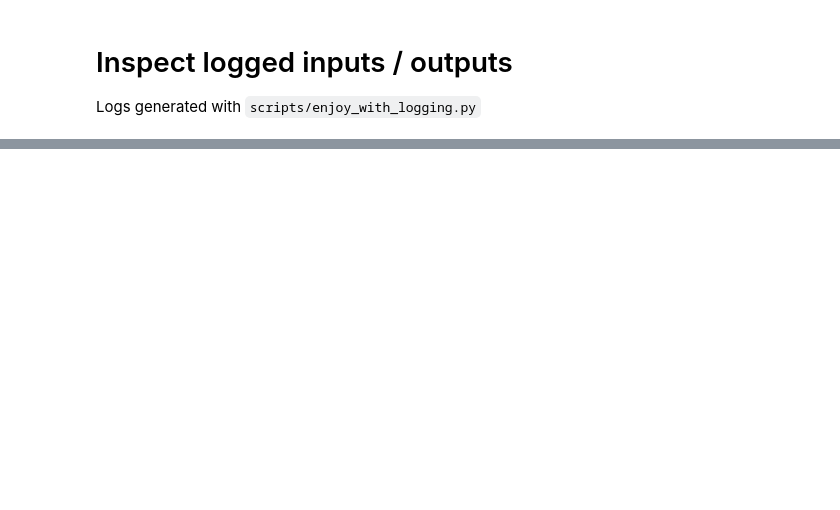
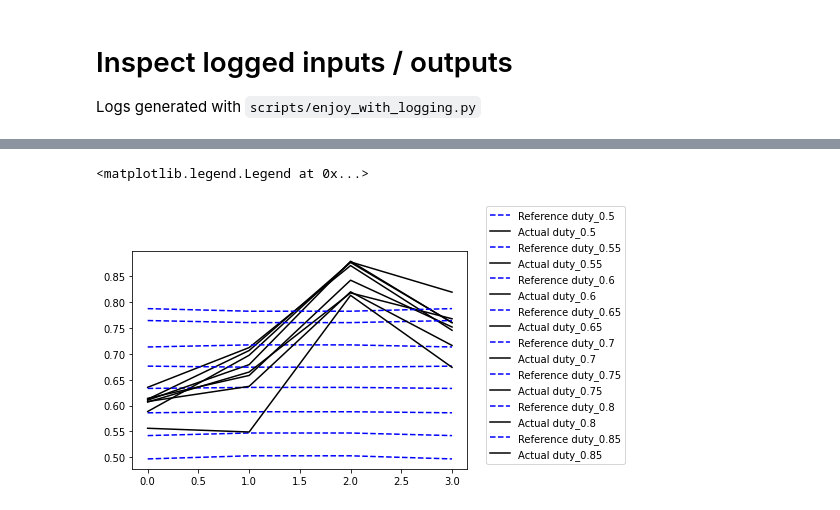
Before and after one commit to mcx-lab/rl-baselines3-zoo, a Jupyter notebook: notebooks/inspect_stats.ipynb, the cells around one changed output, grey strips where cells are left out. Drawn from its saved outputs; the diff is of its cells as text; code cells hidden in the pictures; blank space fills up the shorter version.

```diff
--- a/notebooks/inspect_stats.ipynb
+++ b/notebooks/inspect_stats.ipynb
@@ -144,3 +144,33 @@ WARNING:matplotlib.legend:No handles with labels found to put in legend.
+# %%
+def measure_duty_factor(foot_contacts):
+    """ Foot contact should be 1 for contact and -1 for non-contact"""
+    foot_contacts = np.maximum(foot_contacts, 0)
+    avg_contact_time = np.mean(foot_contacts, axis=0)
+    return avg_contact_time
+
+def plot_estimated_duty_factor(stats, name = ""):
+    import matplotlib.pyplot as plt
+
+    time = stats[0]
+    nn_obs = stats[4]
+    raw_obs = normalizer.unnormalize_obs(nn_obs)
+    ref_foot_contacts = raw_obs[:, 0, -4:]
+    act_foot_contacts = (0.03 - 2 * stats[3]) / 0.03
+
+    ref_measured_df = measure_duty_factor(ref_foot_contacts)
+    act_measured_df = measure_duty_factor(act_foot_contacts)
+
+    plt.plot(np.arange(4), ref_measured_df, c = 'blue', label=f"Reference {name}", linestyle='--')
+    plt.plot(np.arange(4), act_measured_df, c = 'black', label=f"Actual {name}")
+
+
+plt.figure()
+for stats, stats_dir in zip(statss, stats_dirs):
+    plot_estimated_duty_factor(stats, stats_dir.name)
+plt.legend(bbox_to_anchor=(1.04, 0), loc="lower left")
+# %% [output]
+<matplotlib.legend.Legend at 0x...>
+[figure, added]
 # %%
 import matplotlib.pyplot as plt
 from scipy.stats import spearmanr
```
Also changed, not shown: parts of 3 cells of this notebook, 2 other files.
